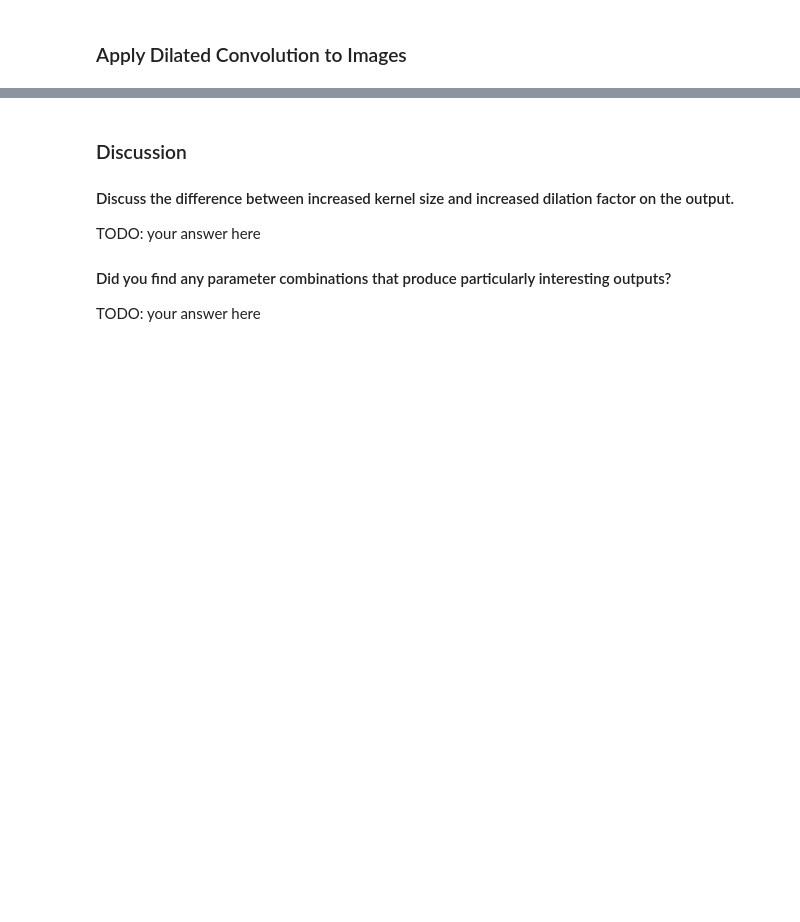
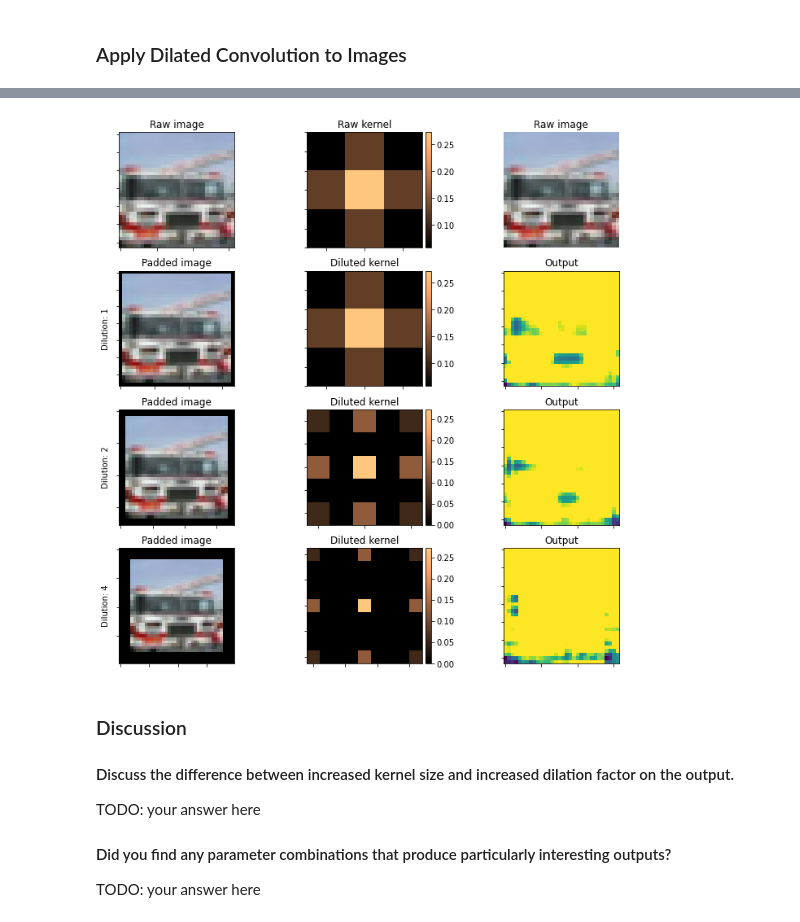
Before and after one commit to xs2445/22spring, a Jupyter notebook: 6692/hw1/2DConvolution.ipynb, the cells around one changed output, grey strips where cells are left out. Saved outputs shown, nothing was run; the diff lists cells and outputs as text; code cells hidden in the pictures; blank space fills up the shorter version.

```diff
--- a/6692/hw1/2DConvolution.ipynb
+++ b/6692/hw1/2DConvolution.ipynb
@@ -142,3 +177,13 @@ visualize(image, kernel, dilations)
+# %%
+image = images[0].numpy().transpose(1, 2, 0)
+
+kernel = kernel_2d # 2d gaussian kernel
+
+dilations = [1, 2, 4]
+
+visualize(image, kernel, dilations)
+# %% [output]
+[figure, added]
 # %% [markdown]
 ### Discussion
 
```
Also changed, not shown: parts of 6 cells of this notebook, 2 other files.
